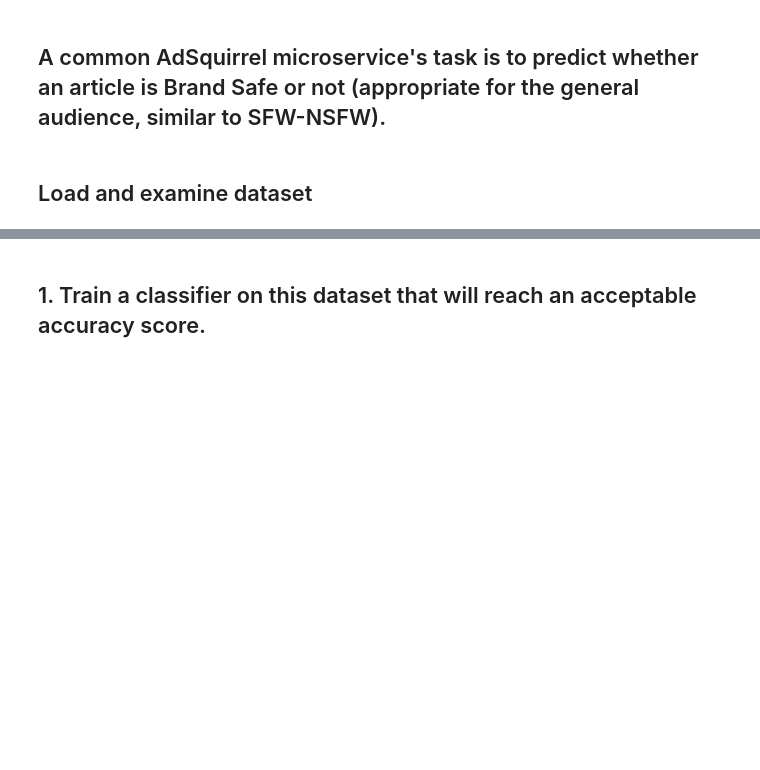
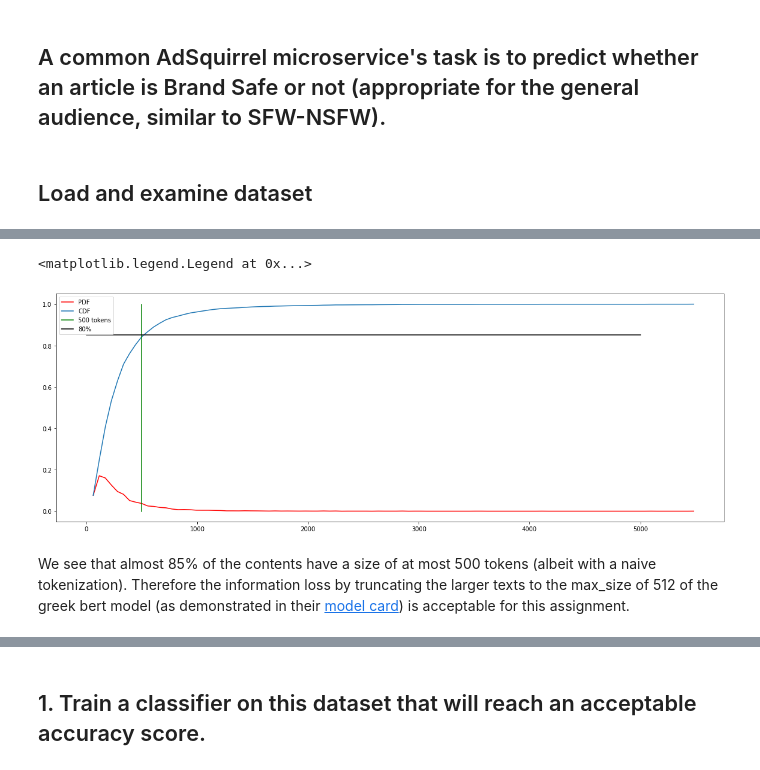
Before and after one commit to AggelosTh/Trending-news, a Jupyter notebook: assignment.ipynb, the cells around one changed output, grey strips where cells are left out. Cells and saved outputs as stored; diff of their text form; code cells hidden in the pictures; blank space fills up the shorter version.

```diff
--- a/assignment.ipynb
+++ b/assignment.ipynb
@@ -23,0 +191,20 @@ df.head()
+# %%
+# examine the distribution of content lengths using PDF and CDF
+
+fig, ax = plt.subplots()
+count, bins_count = np.histogram([len(content.split()) for content in df['content']], bins=100)
+
+# finding the PDF of the histogram using count values
+pdf = count / sum(count)
+
+cdf = np.cumsum(pdf)
+plt.plot(bins_count[1:], pdf, color="red", label="PDF")
+plt.plot(bins_count[1:], cdf, label="CDF")
+plt.plot([500, 500], [0, 1], label="500 tokens", color='green')
+plt.plot([0, 5000], [0.85, 0.85], label="80%", color='black')
+plt.legend()
+# %% [output]
+<matplotlib.legend.Legend at 0x...>
+[figure, added]
+# %% [markdown]
+We see that almost 85% of the contents have a size of at most 500 tokens (albeit with a naive tokenization). Therefore the information loss by truncating the larger texts to the max_size of 512 of the greek bert model (as demonstrated in their [model card](https://huggingface.co/nlpaueb/bert-base-greek-uncased-v1)) is acceptable for this assignment.
```
Also changed, not shown: parts of 103 cells of this notebook.
